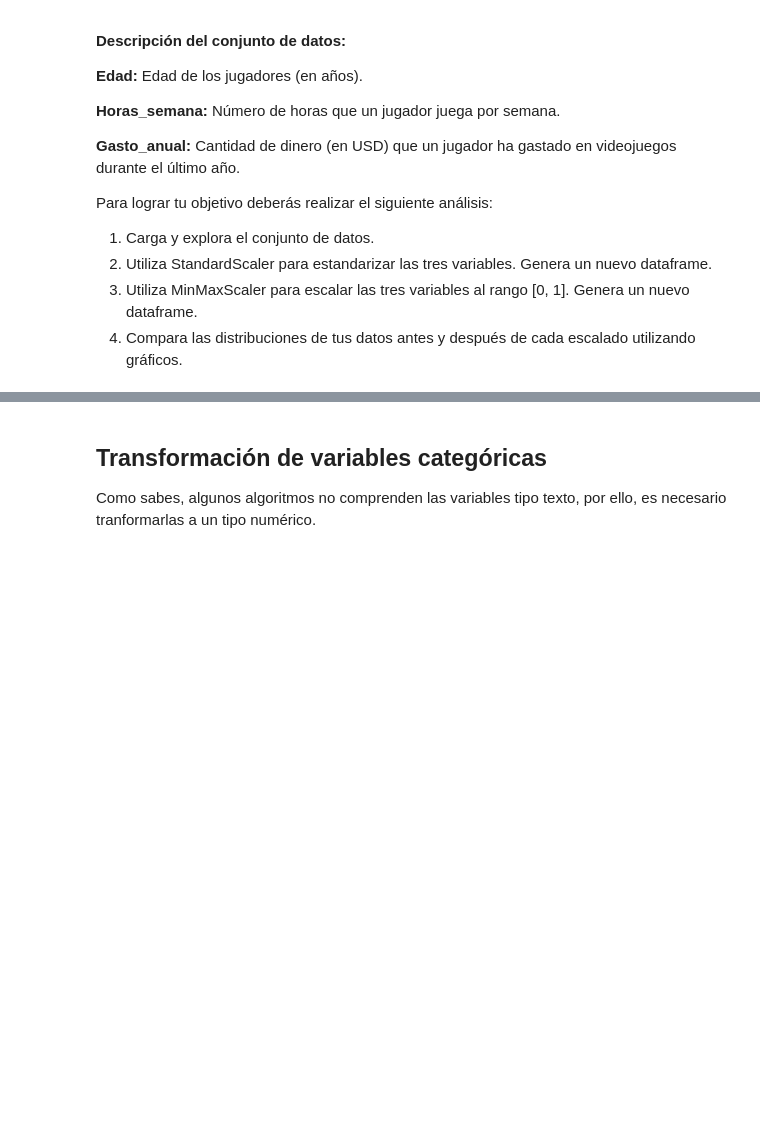
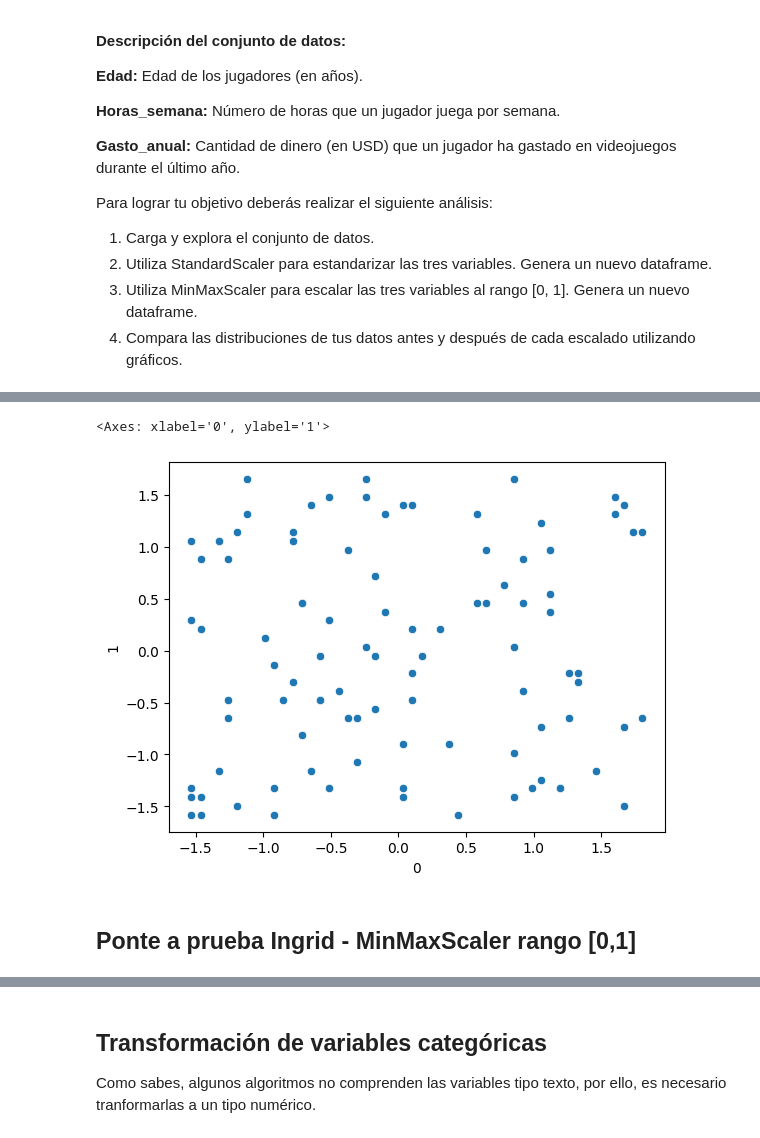
Before and after one commit to ingridsfd/preworks-data-science-ucamp, a Jupyter notebook: M2/Ingrid_M2S7_Preprocesado_de_datos.ipynb, the cells around one changed output, grey strips where cells are left out. Saved outputs shown, nothing was run; the diff lists cells and outputs as text; code cells hidden in the pictures; blank space fills up the shorter version.

```diff
--- a/M2/Ingrid_M2S7_Preprocesado_de_datos.ipynb
+++ b/M2/Ingrid_M2S7_Preprocesado_de_datos.ipynb
@@ -249,0 +302,7 @@ Para lograr tu objetivo deberás realizar el siguiente análisis:
+# %%
+#Uso de standard Scale
+esc_players = StandardScaler()
+players_transformation = esc_players.fit_transform(df_players)
+#Genera un nuevo dataFrame
+df_transformation = pd.DataFrame(players_transformation)
+df_transformation
@@ -249,0 +323,9 @@ Para lograr tu objetivo deberás realizar el siguiente análisis:
+# %%
+#Gráfica
+#sns.scatterplot(x=transformado[:, 0], y=transformado[:, 1])
+sns.scatterplot(x=df_transformation[0], y=df_transformation[1])
+# %% [output]
+<Axes: xlabel='0', ylabel='1'>
+[figure, added]
+# %% [markdown]
+## Ponte a prueba Ingrid - MinMaxScaler rango [0,1]
```
Also changed, not shown: parts of 14 cells of this notebook.
